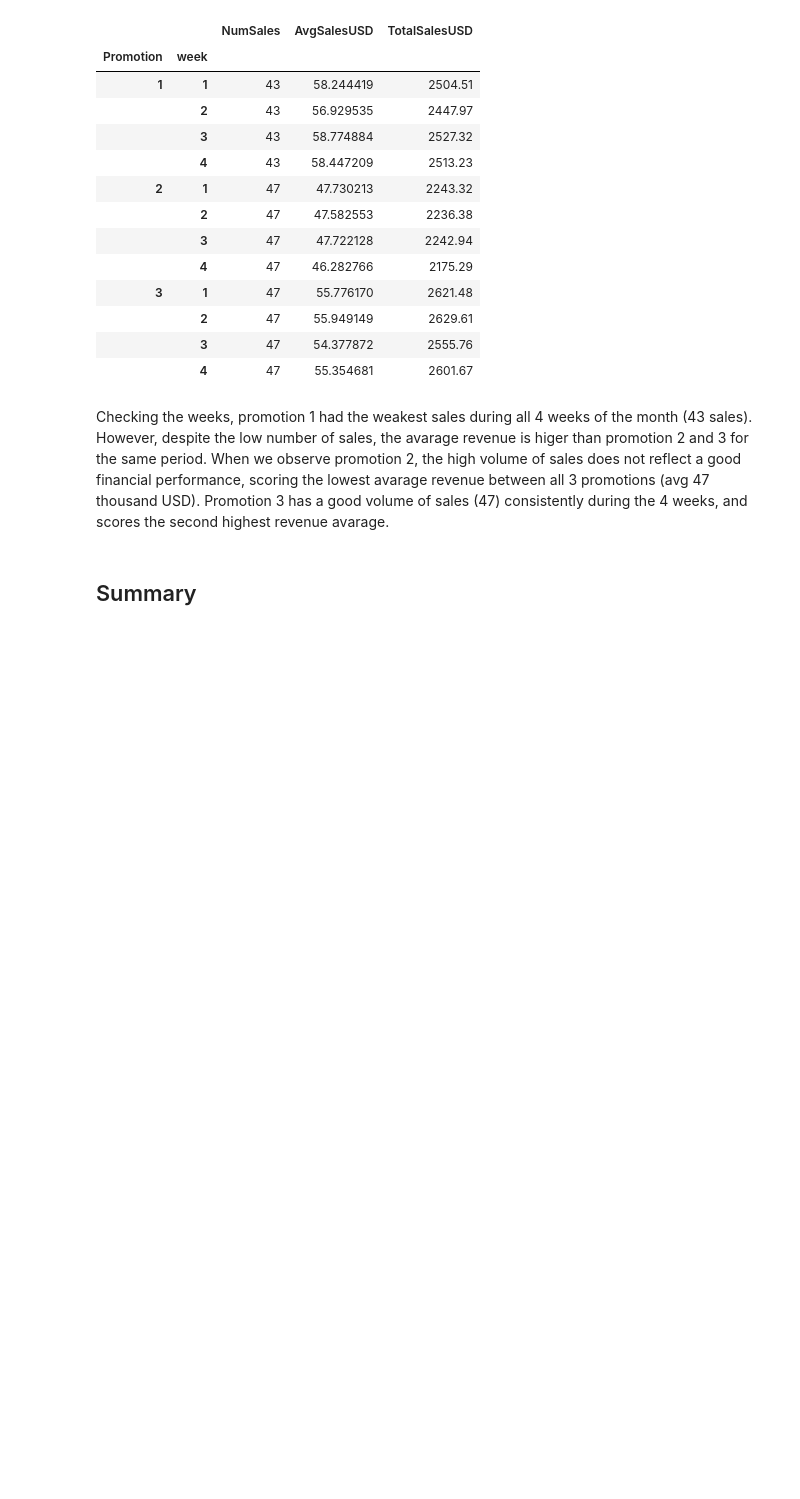
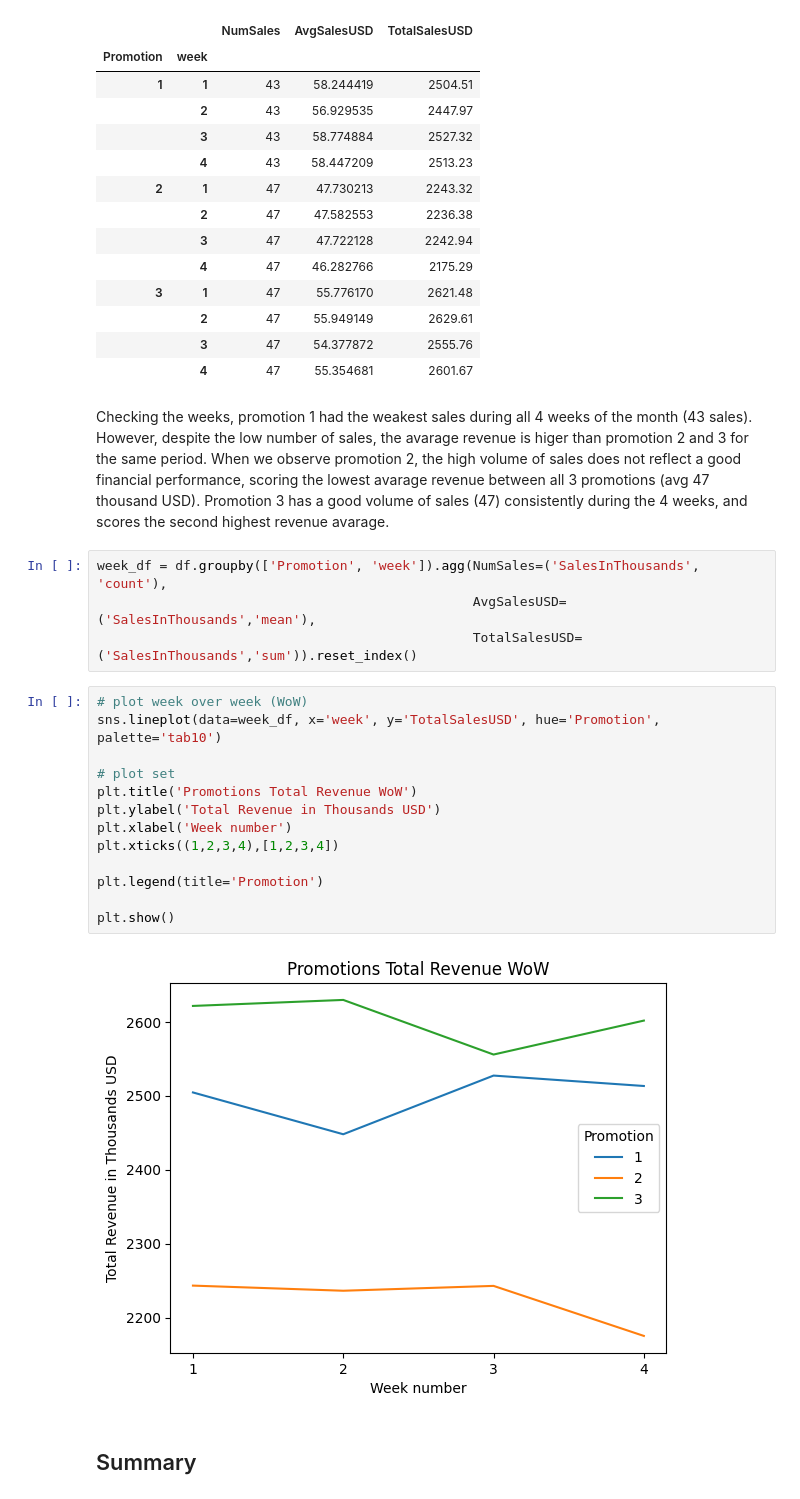
Before and after one commit to Ana-Akaishi/data-science-projects, a Jupyter notebook: Mkt_Campaign_AB_Test/00_EDA.ipynb, the cells around one changed output. Saved outputs shown, nothing was run; the diff lists cells and outputs as text; blank space fills up the shorter version.

```diff
--- a/Mkt_Campaign_AB_Test/00_EDA.ipynb
+++ b/Mkt_Campaign_AB_Test/00_EDA.ipynb
@@ -258,6 +258,25 @@ df.groupby(['Promotion', 'week']).agg(NumSales=('SalesInThousands', 'count'),
 |  | 4 | 47 | 55.354681 | 2601.67 |
 # %% [markdown]
 Checking the weeks, promotion 1 had the weakest sales during all 4 weeks of the month (43 sales). However, despite the low number of sales, the avarage revenue is higer than promotion 2 and 3 for the same period. When we observe promotion 2, the high volume of sales does not reflect a good financial performance, scoring the lowest avarage revenue between all 3 promotions (avg 47 thousand USD). Promotion 3 has a good volume of sales (47) consistently during the 4 weeks, and scores the second highest revenue avarage.
+# %%
+week_df = df.groupby(['Promotion', 'week']).agg(NumSales=('SalesInThousands', 'count'),
+                                                AvgSalesUSD=('SalesInThousands','mean'),
+                                                TotalSalesUSD=('SalesInThousands','sum')).reset_index()
+# %%
+# plot week over week (WoW)
+sns.lineplot(data=week_df, x='week', y='TotalSalesUSD', hue='Promotion', palette='tab10')
+
+# plot set
+plt.title('Promotions Total Revenue WoW')
+plt.ylabel('Total Revenue in Thousands USD')
+plt.xlabel('Week number')
+plt.xticks((1,2,3,4),[1,2,3,4])
+
+plt.legend(title='Promotion')
+
+plt.show()
+# %% [output]
+[figure, added]
 # %% [markdown]
 ## Summary
 # %% [markdown]
```
Also changed, not shown: parts of 1 cell of this notebook, 3 other files.
